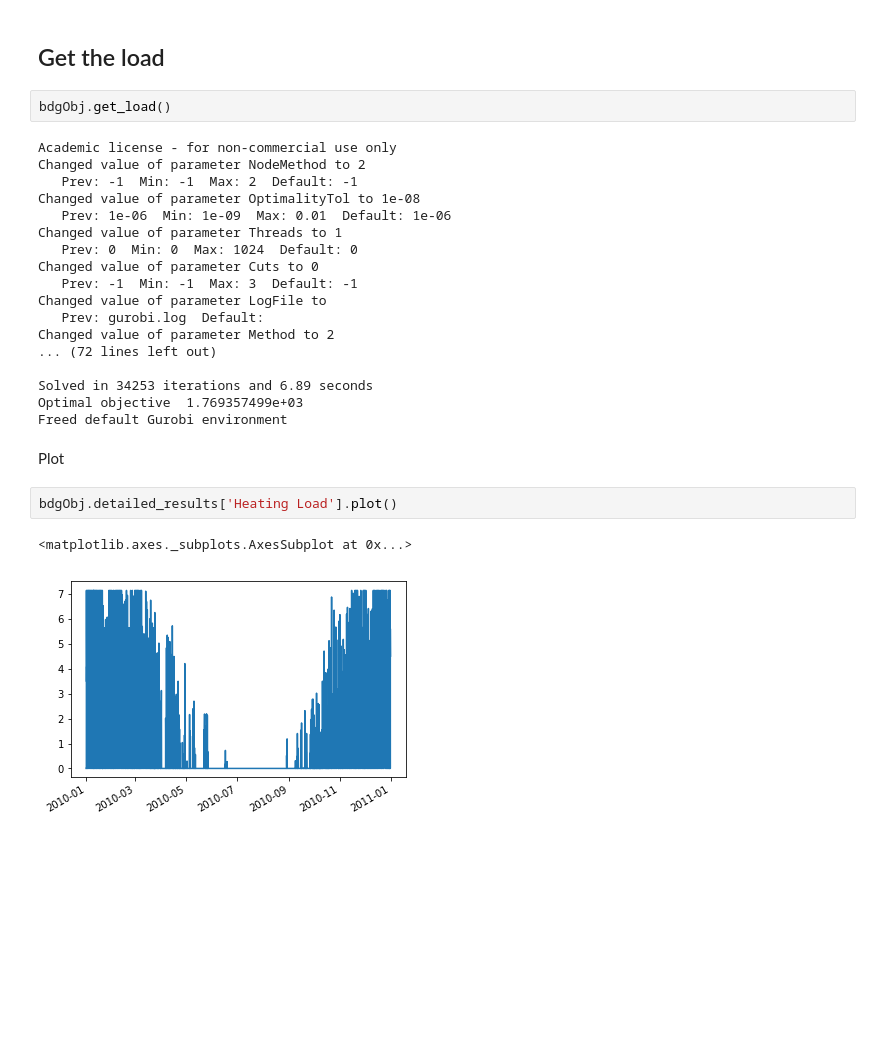
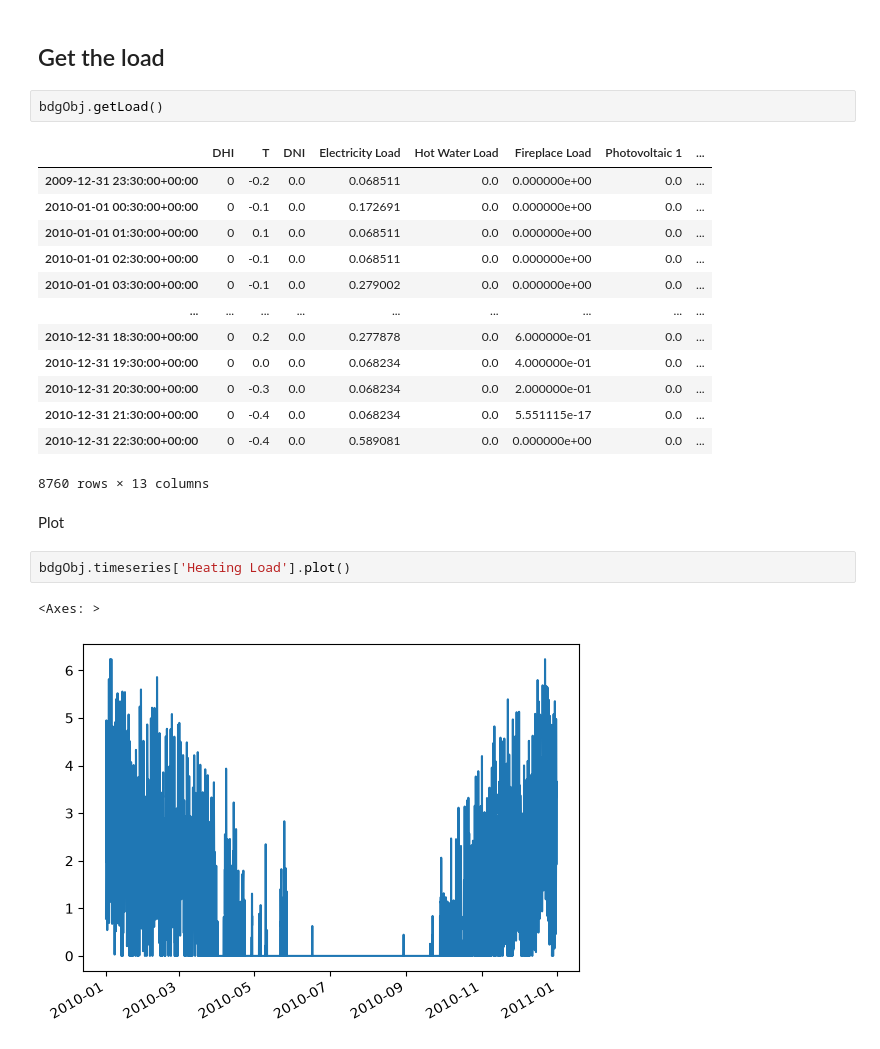
Before and after one commit to simu-flex-lokal/tsib, a Jupyter notebook: examples/buildingmodel/SimpleHeatLoadCreation.ipynb, the cells around one changed output. Drawn from its saved outputs; the diff is of its cells as text; blank space fills up the shorter version.

```diff
--- a/examples/buildingmodel/SimpleHeatLoadCreation.ipynb
+++ b/examples/buildingmodel/SimpleHeatLoadCreation.ipynb
@@ -37,30 +31,26 @@ bdgObj = tsib.Building(configurator = bdgcfg)
 # %% [markdown]
 ## Get the load
 # %%
-bdgObj.get_load()
+bdgObj.getLoad()
 # %% [output]
+|  | DHI | T | DNI | Electricity Load | Hot Water Load | Fireplace Load | Photovoltaic 1 | ... |
+| 2009-12-31 23:30:00+00:00 | 0 | -0.2 | 0.0 | 0.068511 | 0.0 | 0.000000e+00 | 0.0 | ... |
+| 2010-01-01 00:30:00+00:00 | 0 | -0.1 | 0.0 | 0.172691 | 0.0 | 0.000000e+00 | 0.0 | ... |
+| 2010-01-01 01:30:00+00:00 | 0 | 0.1 | 0.0 | 0.068511 | 0.0 | 0.000000e+00 | 0.0 | ... |
+| 2010-01-01 02:30:00+00:00 | 0 | -0.1 | 0.0 | 0.068511 | 0.0 | 0.000000e+00 | 0.0 | ... |
+| 2010-01-01 03:30:00+00:00 | 0 | -0.1 | 0.0 | 0.279002 | 0.0 | 0.000000e+00 | 0.0 | ... |
+| ... | ... | ... | ... | ... | ... | ... | ... | ... |
+| 2010-12-31 18:30:00+00:00 | 0 | 0.2 | 0.0 | 0.277878 | 0.0 | 6.000000e-01 | 0.0 | ... |
+| 2010-12-31 19:30:00+00:00 | 0 | 0.0 | 0.0 | 0.068234 | 0.0 | 4.000000e-01 | 0.0 | ... |
+| 2010-12-31 20:30:00+00:00 | 0 | -0.3 | 0.0 | 0.068234 | 0.0 | 2.000000e-01 | 0.0 | ... |
+| 2010-12-31 21:30:00+00:00 | 0 | -0.4 | 0.0 | 0.068234 | 0.0 | 5.551115e-17 | 0.0 | ... |
+| 2010-12-31 22:30:00+00:00 | 0 | -0.4 | 0.0 | 0.589081 | 0.0 | 0.000000e+00 | 0.0 | ... |
-Academic license - for non-commercial use only
-Changed value of parameter NodeMethod to 2
-   Prev: -1  Min: -1  Max: 2  Default: -1
-Changed value of parameter OptimalityTol to 1e-08
-   Prev: 1e-06  Min: 1e-09  Max: 0.01  Default: 1e-06
-Changed value of parameter Threads to 1
-   Prev: 0  Min: 0  Max: 1024  Default: 0
-Changed value of parameter Cuts to 0
-   Prev: -1  Min: -1  Max: 3  Default: -1
-Changed value of parameter LogFile to
-   Prev: gurobi.log  Default:
-Changed value of parameter Method to 2
-... (72 lines left out)
-
-Solved in 34253 iterations and 6.89 seconds
-Optimal objective  1.769357499e+03
-Freed default Gurobi environment
+8760 rows × 13 columns
 # %% [markdown]
 Plot
 # %%
-bdgObj.detailed_results['Heating Load'].plot()
+bdgObj.timeseries['Heating Load'].plot()
 # %% [output]
-<matplotlib.axes._subplots.AxesSubplot at 0x...>
+<Axes: >
-[figure, old version]
+[figure, new version]
 # %%
```
Also changed, not shown: parts of 4 cells of this notebook, 2 other files.
